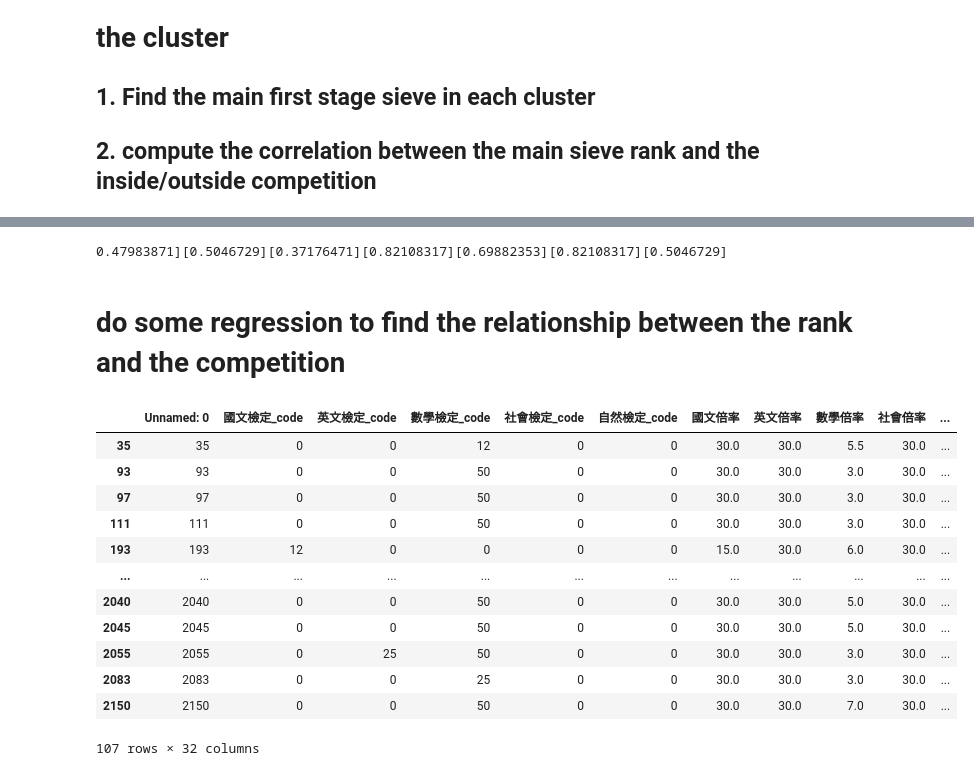
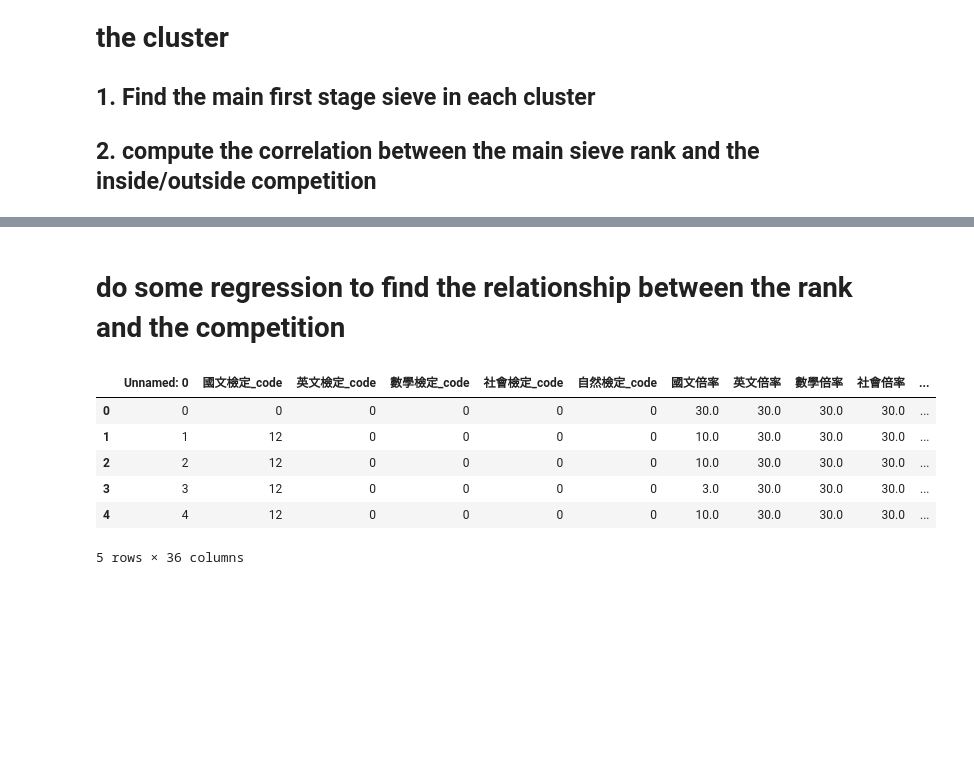
Before and after one commit to marsneko/schoolNetworkGithub, a Jupyter notebook: analyzeCodes/ClusteredDataAnalyze.ipynb, the cells around one changed output, grey strips where cells are left out. Drawn from its saved outputs; the diff is of its cells as text; code cells hidden in the pictures; blank space fills up the shorter version.

```diff
--- a/analyzeCodes/ClusteredDataAnalyze.ipynb
+++ b/analyzeCodes/ClusteredDataAnalyze.ipynb
@@ -251,46 +283,55 @@ mainsieves
 # %%
 # generate the rank of the main sieves
 #rankdf = pd.read_csv(f"./analyzeCodes/tempdata/{'simplify' if USE_SIMPLE_DATA else 'raw'}_in_out_cluster")
-rankdf = pd.read_csv("/Users/eric/Documents/SchoolCourses/schoolNetworkGithub/analyzeCodes/tempdata/raw_in_out_cluster.csv")
+
 rankdf[sieve2] = -rankdf[sieve2]
 clustered_rank_df = dict()
 for idx in range(1,8):
     clustered_rank_df[idx] = rankdf[rankdf['cluster'] == idx]
-    clustered_rank_df[idx] = clustered_rank_df[idx][['學系代碼',mainsieves[idx][0],mainsieves[idx][1]]]
-    for col in mainsieves[idx]:
+    clustered_rank_df[idx] = clustered_rank_df[idx][[ '學系代碼','國文檢定_code', '英文檢定_code',
+                                                      '數學檢定_code',
+                                                      '社會檢定_code', '自然檢定_code', '國文倍率', '英文倍率', '數學倍率', '社會倍率', '自然倍率']]
+    for col in columnlist:
         clustered_rank_df[idx][col] = clustered_rank_df[idx][col].rank(pct= True)
 
-rankdf['sieve1_rank'] = 0
-rankdf['sieve2_rank'] = 0
-sieve1rank = []
-sieve2rank = []
+
+
+
+sieve1rankByMean = []
+sieve2rankByMean = []
+sieve1rankByVar = []
+sieve2rankByVar = []
+sieve1rankByAssigment = []
+sieve2rankByAssigment = []
+
+
 for id,row in rankdf.iterrows():
+
     idx = row['cluster']
-    sieve1rank.append(clustered_rank_df[idx][clustered_rank_df[idx]['學系代碼'] == row['學系代碼']][mainsieves[idx][0]]._values[0])
-    sieve2rank.append(clustered_rank_df[idx][clustered_rank_df[idx]['學系代碼'] == row['學系代碼']][mainsieves[idx][1]]._values[0])
-    print(clustered_rank_df[idx][clustered_rank_df[idx]['學系代碼'] == row['學系代碼']][mainsieves[idx][1]].values,end = '\r')
-rankdf['sieve1_rank'] = sieve1rank
-rankdf['sieve2_rank'] = sieve2rank
+    sieve1rankByMean.append(clustered_rank_df[idx][clustered_rank_df[idx]['學系代碼'] == row['學系代碼']][mainsievesByMean[idx][0]]._values[0])
+    sieve2rankByMean.append(clustered_rank_df[idx][clustered_rank_df[idx]['學系代碼'] == row['學系代碼']][mainsievesByMean[idx][1]]._values[0])
+    sieve1rankByVar.append(clustered_rank_df[idx][clustered_rank_df[idx]['學系代碼'] == row['學系代碼']][mainsievesByVar[idx][0]]._values[0])
+    sieve2rankByVar.append(clustered_rank_df[idx][clustered_rank_df[idx]['學系代碼'] == row['學系代碼']][mainsievesByVar[idx][1]]._values[0])
+    sieve1rankByAssigment.append(clustered_rank_df[idx][clustered_rank_df[idx]['學系代碼'] == row['學系代碼']][mainsievesByAssigment[idx][0]]._values[0])
+    sieve2rankByAssigment.append(clustered_rank_df[idx][clustered_rank_df[idx]['學系代碼'] == row['學系代碼']][mainsievesByAssigment[idx][1]]._values[0])
+rankdf['main_sieve1_bymean_rank'] = sieve1rankByMean
+rankdf['main_sieve2_bymean_rank'] = sieve2rankByMean
+rankdf['main_sieve1_byvar_rank'] = sieve1rankByVar
+rankdf['main_sieve2_byvar_rank'] = sieve2rankByVar
+rankdf['main_sieve1_byassigment_rank'] = sieve1rankByAssigment
+rankdf['main_sieve2_byassigment_rank'] = sieve2rankByAssigment
-# %% [output]
-0.47983871][0.5046729][0.37176471][0.82108317][0.69882353][0.82108317][0.5046729]
 # %% [markdown]
 # do some regression to find the relationship between the rank and the competition
 # %%
 rankdf[sieve2] = -rankdf[sieve2]
 rankdf.to_csv(f"./tempdata/{'simplify' if USE_SIMPLE_DATA else 'raw'}_in_out_cluster_with_sieve.csv")
 # %%
-rankdf[rankdf['cluster'] == 3].head()
+rankdf.head()
 # %% [output]
 |  | Unnamed: 0 | 國文檢定_code | 英文檢定_code | 數學檢定_code | 社會檢定_code | 自然檢定_code | 國文倍率 | 英文倍率 | 數學倍率 | 社會倍率 | ... |
-| 35 | 35 | 0 | 0 | 12 | 0 | 0 | 30.0 | 30.0 | 5.5 | 30.0 | ... |
-| 93 | 93 | 0 | 0 | 50 | 0 | 0 | 30.0 | 30.0 | 3.0 | 30.0 | ... |
-| 97 | 97 | 0 | 0 | 50 | 0 | 0 | 30.0 | 30.0 | 3.0 | 30.0 | ... |
-| 111 | 111 | 0 | 0 | 50 | 0 | 0 | 30.0 | 30.0 | 3.0 | 30.0 | ... |
-| 193 | 193 | 12 | 0 | 0 | 0 | 0 | 15.0 | 30.0 | 6.0 | 30.0 | ... |
-| ... | ... | ... | ... | ... | ... | ... | ... | ... | ... | ... | ... |
-| 2040 | 2040 | 0 | 0 | 50 | 0 | 0 | 30.0 | 30.0 | 5.0 | 30.0 | ... |
-| 2045 | 2045 | 0 | 0 | 50 | 0 | 0 | 30.0 | 30.0 | 5.0 | 30.0 | ... |
-| 2055 | 2055 | 0 | 25 | 50 | 0 | 0 | 30.0 | 30.0 | 3.0 | 30.0 | ... |
-| 2083 | 2083 | 0 | 0 | 25 | 0 | 0 | 30.0 | 30.0 | 3.0 | 30.0 | ... |
-| 2150 | 2150 | 0 | 0 | 50 | 0 | 0 | 30.0 | 30.0 | 7.0 | 30.0 | ... |
+| 0 | 0 | 0 | 0 | 0 | 0 | 0 | 30.0 | 30.0 | 30.0 | 30.0 | ... |
+| 1 | 1 | 12 | 0 | 0 | 0 | 0 | 10.0 | 30.0 | 30.0 | 30.0 | ... |
+| 2 | 2 | 12 | 0 | 0 | 0 | 0 | 10.0 | 30.0 | 30.0 | 30.0 | ... |
+| 3 | 3 | 12 | 0 | 0 | 0 | 0 | 3.0 | 30.0 | 30.0 | 30.0 | ... |
+| 4 | 4 | 12 | 0 | 0 | 0 | 0 | 10.0 | 30.0 | 30.0 | 30.0 | ... |
-107 rows × 32 columns
+5 rows × 36 columns
```
Also changed, not shown: parts of 4 cells of this notebook.
